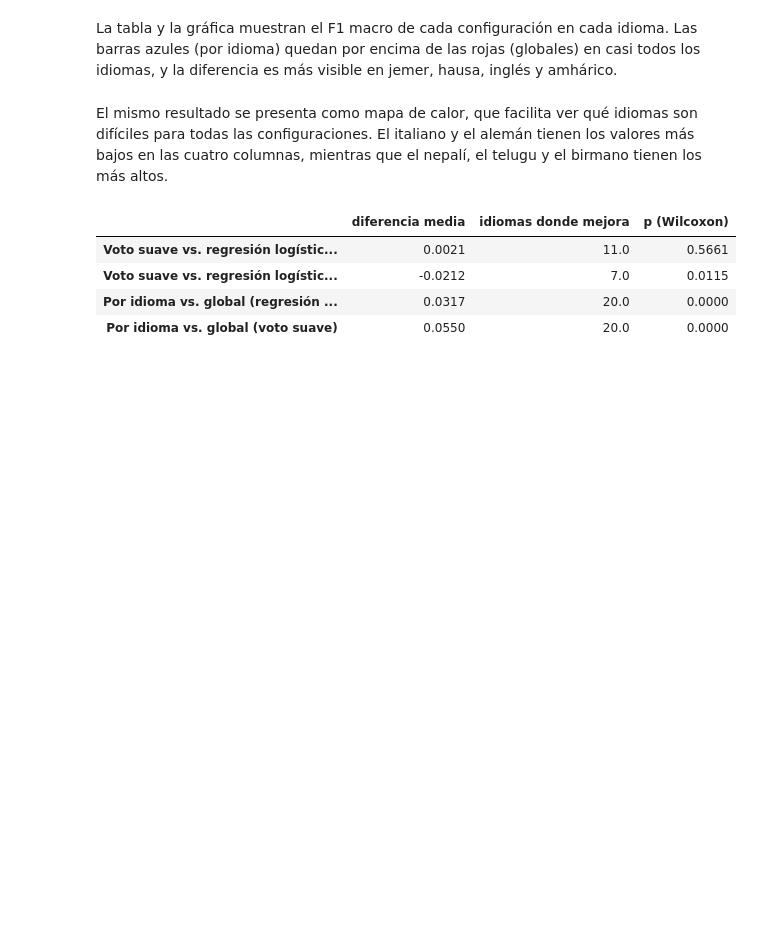
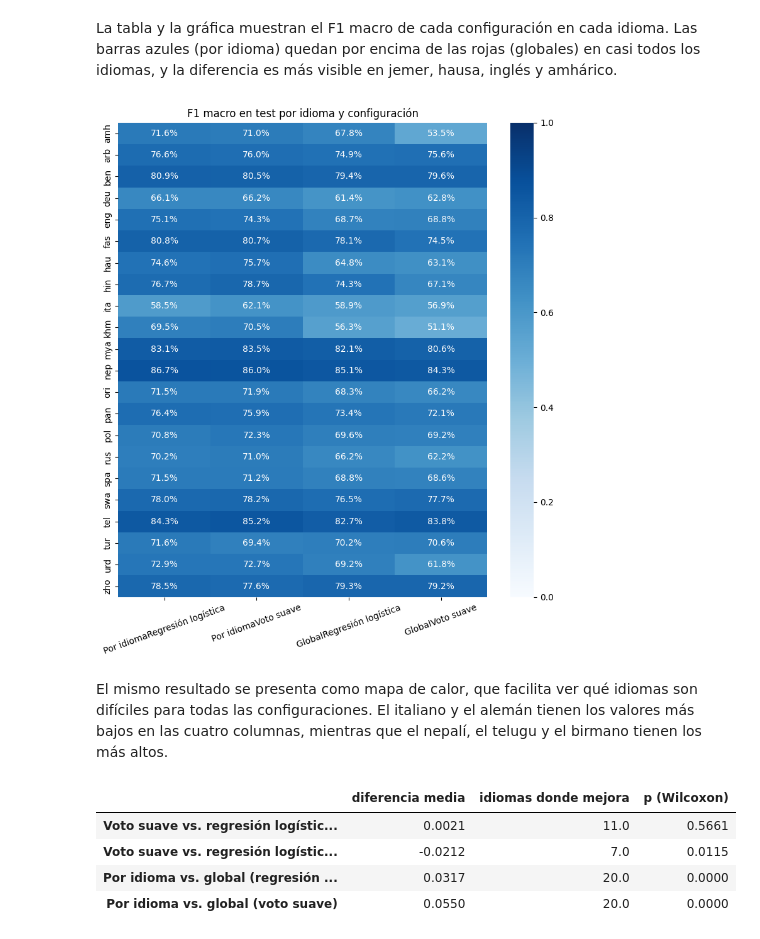
Before and after one commit to makore-0612/POLAR_DMMMOP_PLN, a Jupyter notebook: 3-modelado_task1.ipynb, the cells around one changed output. Cells and saved outputs as stored; diff of their text form; code cells hidden in the pictures; blank space fills up the shorter version.

```diff
--- a/3-modelado_task1.ipynb
+++ b/3-modelado_task1.ipynb
@@ -502,14 +522,16 @@ La tabla y la gráfica muestran el F1 macro de cada configuración en cada idiom
 # %%
 # F1 macro por idioma y configuración
 f1_mapa = f1_test.copy()
-f1_mapa.columns = ['
-'.join(config) for config in f1_mapa.columns]
+f1_mapa.columns = [''.join(config) for config in f1_mapa.columns]
 
 plt.figure(figsize = (8, 9))
-sns.heatmap(f1_mapa, annot = True, fmt = '.2f', cmap = 'Blues', vmin = 0, vmax = 1)
+sns.heatmap(f1_mapa, annot = True, fmt = '.1%', cmap = 'Blues', vmin = 0, vmax = 1)
 plt.title('F1 macro en test por idioma y configuración')
+plt.xticks(rotation = 20)
 plt.tight_layout()
 plt.show()
+# %% [output]
+[figure, added]
 # %% [markdown]
 El mismo resultado se presenta como mapa de calor, que facilita ver qué idiomas son difíciles para todas las configuraciones. El italiano y el alemán tienen los valores más bajos en las cuatro columnas, mientras que el nepalí, el telugu y el birmano tienen los más altos.
 # %%
```
Also changed, not shown: parts of 8 cells of this notebook, 2 other files.
